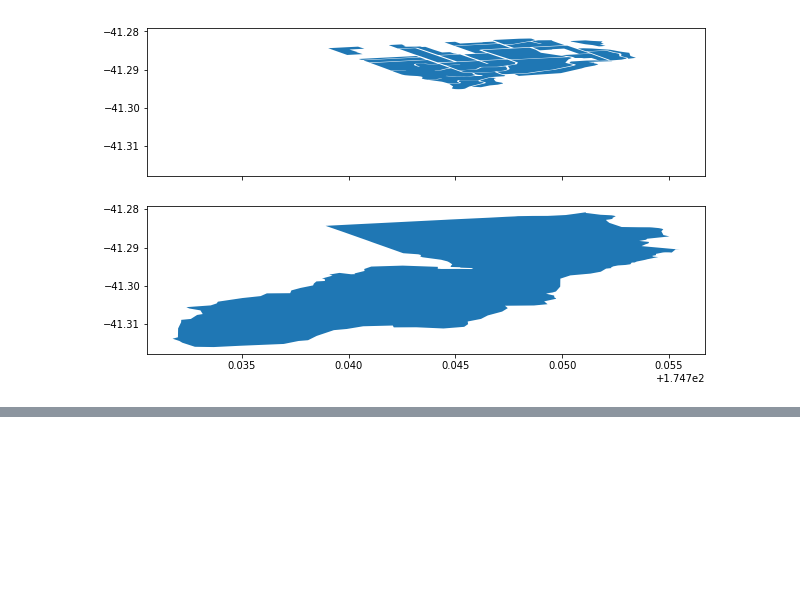
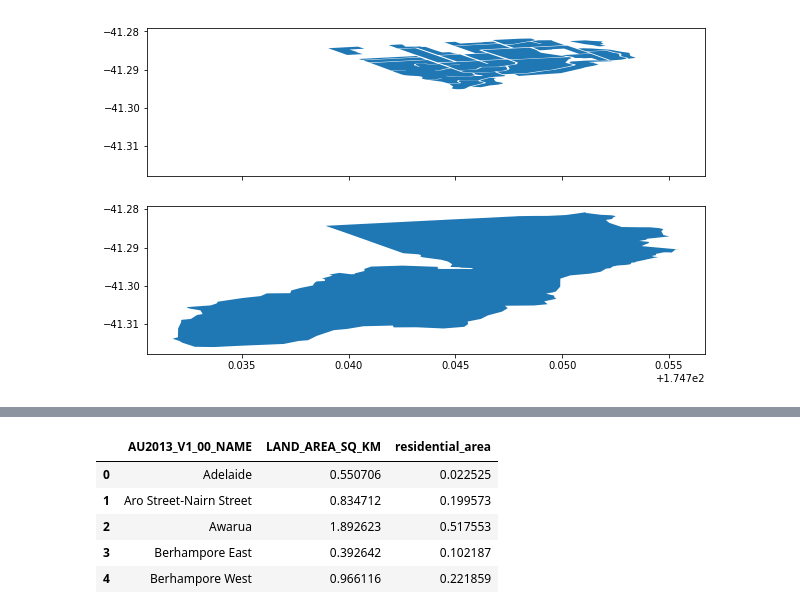
Before and after one commit to shriv/spatial-plays, a Jupyter notebook: Exploring OSM Ways.ipynb, the cells around one changed output, grey strips where cells are left out. Saved outputs shown, nothing was run; the diff lists cells and outputs as text; code cells hidden in the pictures; blank space fills up the shorter version.

```diff
--- a/Exploring OSM Ways.ipynb
+++ b/Exploring OSM Ways.ipynb
@@ -154,4 +204,7 @@ plot_unit_residential(residential_wgtn, wlg_area_units, 'Karori East')
 [figure]
 # %%
 residential_wgtn_proj['residential_area'] = residential_wgtn_proj['geometry'].area / 10**6
-residential_wgtn_proj.groupby(['AU2013_V1_00_NAME', 'LAND_AREA_SQ_KM']).agg({'residential_area': 'sum'}).reset_index()
+residential_area = (residential_wgtn_proj
+                    .groupby(['AU2013_V1_00_NAME', 'LAND_AREA_SQ_KM'])
+                    .agg({'residential_area': 'sum'})
+                    .reset_index())
@@ -176,0 +211,9 @@ residential_wgtn_proj.groupby(['AU2013_V1_00_NAME', 'LAND_AREA_SQ_KM']).agg({'re
+# %%
+residential_area.head()
+# %% [output]
+|  | AU2013_V1_00_NAME | LAND_AREA_SQ_KM | residential_area |
+| 0 | Adelaide | 0.550706 | 0.022525 |
+| 1 | Aro Street-Nairn Street | 0.834712 | 0.199573 |
+| 2 | Awarua | 1.892623 | 0.517553 |
+| 3 | Berhampore East | 0.392642 | 0.102187 |
+| 4 | Berhampore West | 0.966116 | 0.221859 |
```
Also changed, not shown: parts of 22 cells of this notebook, 1 other file.
